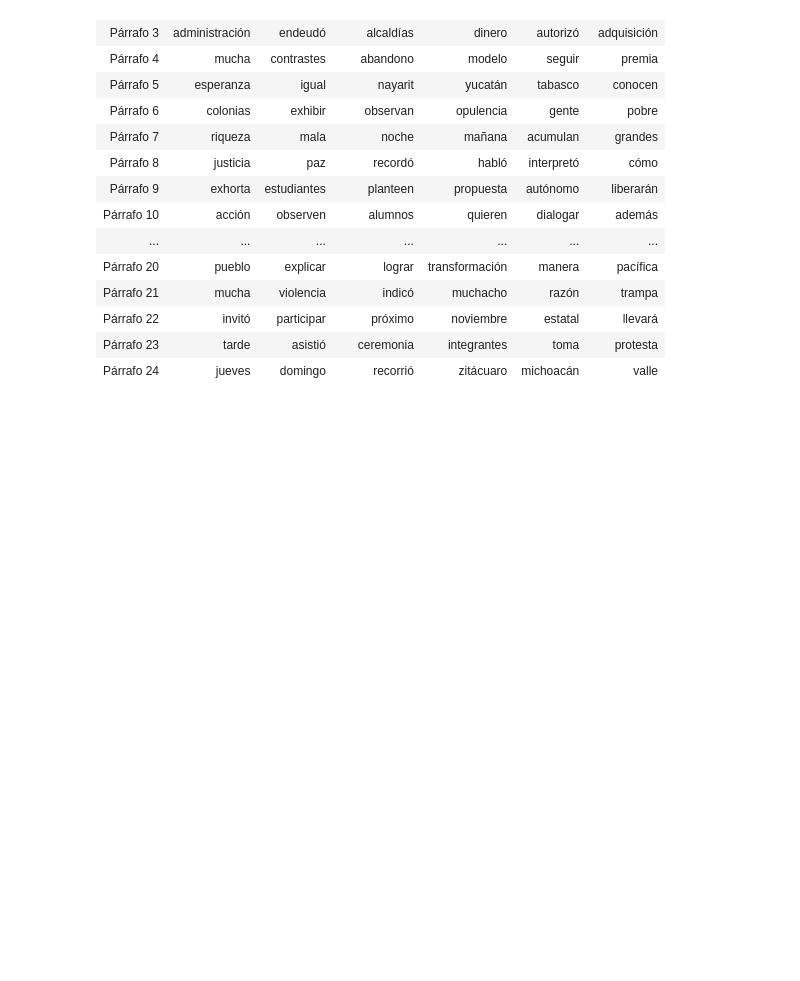
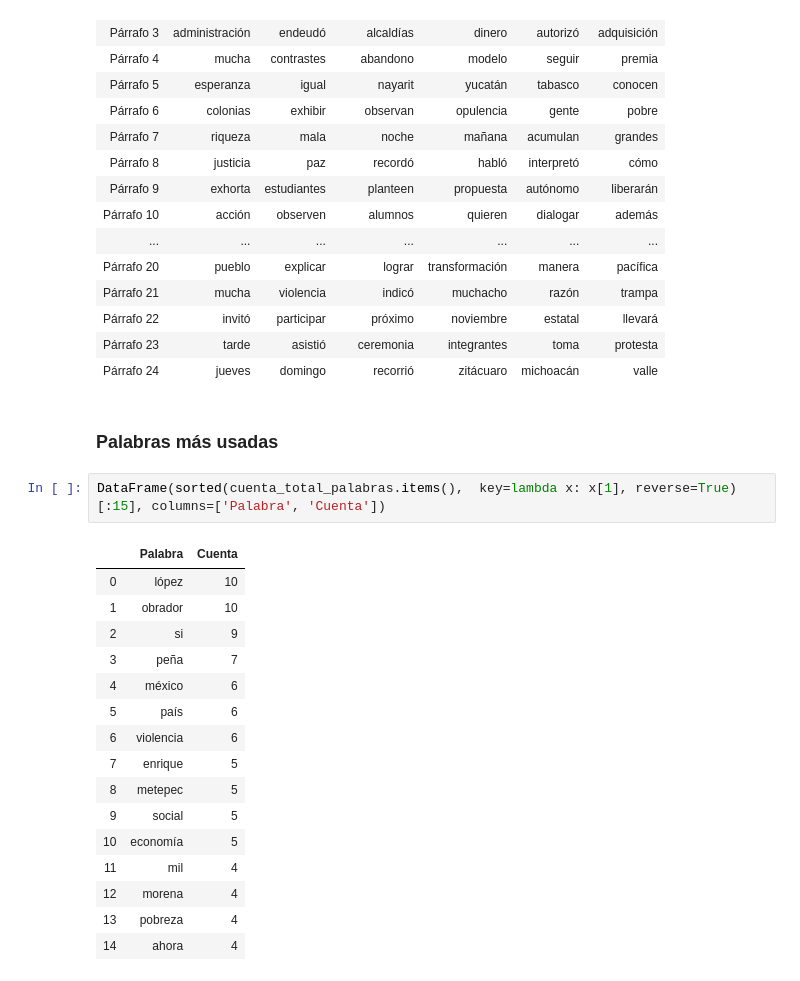
Before and after one commit to gandresto/APIT-2020-2, a Jupyter notebook: TFIDF/TFIDF.ipynb, the cells around one changed output. Drawn from its saved outputs; the diff is of its cells as text; blank space fills up the shorter version.

Commit message:
Agrego cuenta de palabras y algunos títulos

```diff
--- a/TFIDF/TFIDF.ipynb
+++ b/TFIDF/TFIDF.ipynb
@@ -270,3 +272,24 @@ df
 | Párrafo 22 | invitó | participar | próximo | noviembre | estatal | llevará |
 | Párrafo 23 | tarde | asistió | ceremonia | integrantes | toma | protesta |
 | Párrafo 24 | jueves | domingo | recorrió | zitácuaro | michoacán | valle |
+# %% [markdown]
+### Palabras más usadas
+# %%
+DataFrame(sorted(cuenta_total_palabras.items(),  key=lambda x: x[1], reverse=True)[:15], columns=['Palabra', 'Cuenta'])
+# %% [output]
+|  | Palabra | Cuenta |
+| 0 | lópez | 10 |
+| 1 | obrador | 10 |
+| 2 | si | 9 |
+| 3 | peña | 7 |
+| 4 | méxico | 6 |
+| 5 | país | 6 |
+| 6 | violencia | 6 |
+| 7 | enrique | 5 |
+| 8 | metepec | 5 |
+| 9 | social | 5 |
+| 10 | economía | 5 |
+| 11 | mil | 4 |
+| 12 | morena | 4 |
+| 13 | pobreza | 4 |
+| 14 | ahora | 4 |
```
Also changed, not shown: parts of 1 cell of this notebook.
